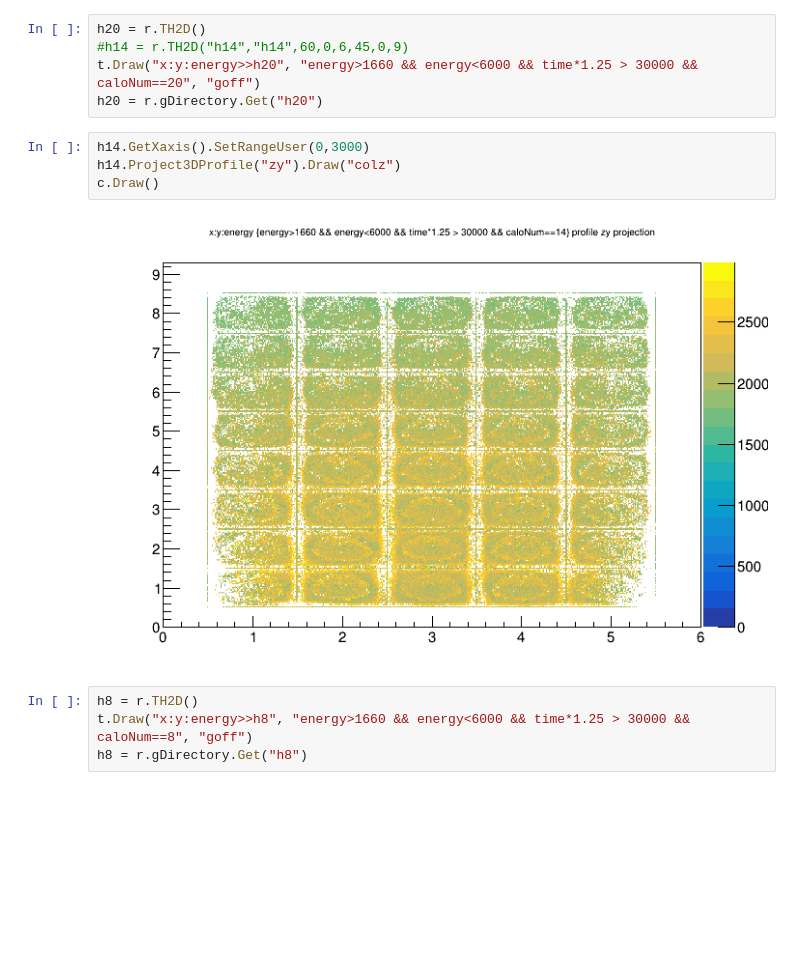
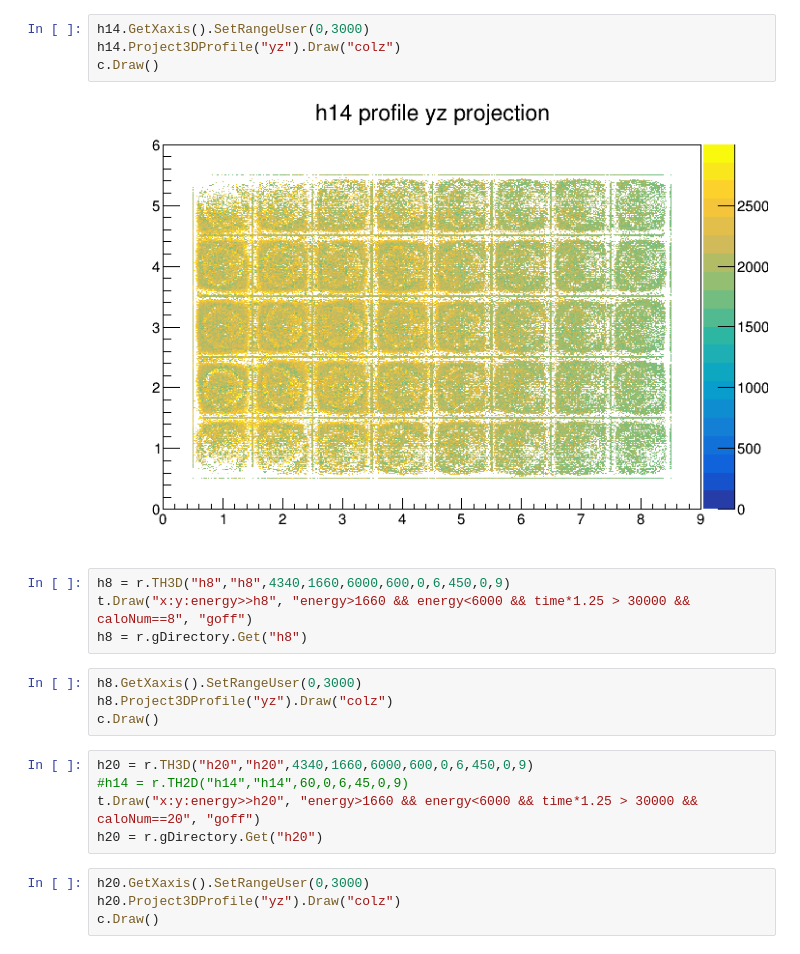
Before and after one commit to jlabounty/g-2, a Jupyter notebook: calorimeter/Calo2CompareEnergyDistributions.ipynb, the cells around one changed output. Cells and saved outputs as stored; diff of their text form; blank space fills up the shorter version.

```diff
--- a/calorimeter/Calo2CompareEnergyDistributions.ipynb
+++ b/calorimeter/Calo2CompareEnergyDistributions.ipynb
@@ -67,15 +74,23 @@ Warning in <TSelectorDraw::Begin>: Deleting old histogram with different dimensi
+# %%
+h14.GetXaxis().SetRangeUser(0,3000)
+h14.Project3DProfile("yz").Draw("colz")
+c.Draw()
+# %% [output]
+[figure, added]
+# %%
+h8 = r.TH3D("h8","h8",4340,1660,6000,600,0,6,450,0,9)
+t.Draw("x:y:energy>>h8", "energy>1660 && energy<6000 && time*1.25 > 30000 && caloNum==8", "goff")
+h8 = r.gDirectory.Get("h8")
+# %%
+h8.GetXaxis().SetRangeUser(0,3000)
+h8.Project3DProfile("yz").Draw("colz")
+c.Draw()
 # %%
-h20 = r.TH2D()
+h20 = r.TH3D("h20","h20",4340,1660,6000,600,0,6,450,0,9)
 #h14 = r.TH2D("h14","h14",60,0,6,45,0,9)
 t.Draw("x:y:energy>>h20", "energy>1660 && energy<6000 && time*1.25 > 30000 && caloNum==20", "goff")
 h20 = r.gDirectory.Get("h20")
 # %%
-h14.GetXaxis().SetRangeUser(0,3000)
-h14.Project3DProfile("zy").Draw("colz")
+h20.GetXaxis().SetRangeUser(0,3000)
+h20.Project3DProfile("yz").Draw("colz")
 c.Draw()
-# %% [output]
-[figure, removed]
-# %%
-h8 = r.TH2D()
-t.Draw("x:y:energy>>h8", "energy>1660 && energy<6000 && time*1.25 > 30000 && caloNum==8", "goff")
-h8 = r.gDirectory.Get("h8")
```
Also changed, not shown: parts of 31 cells of this notebook, 1 other file.
